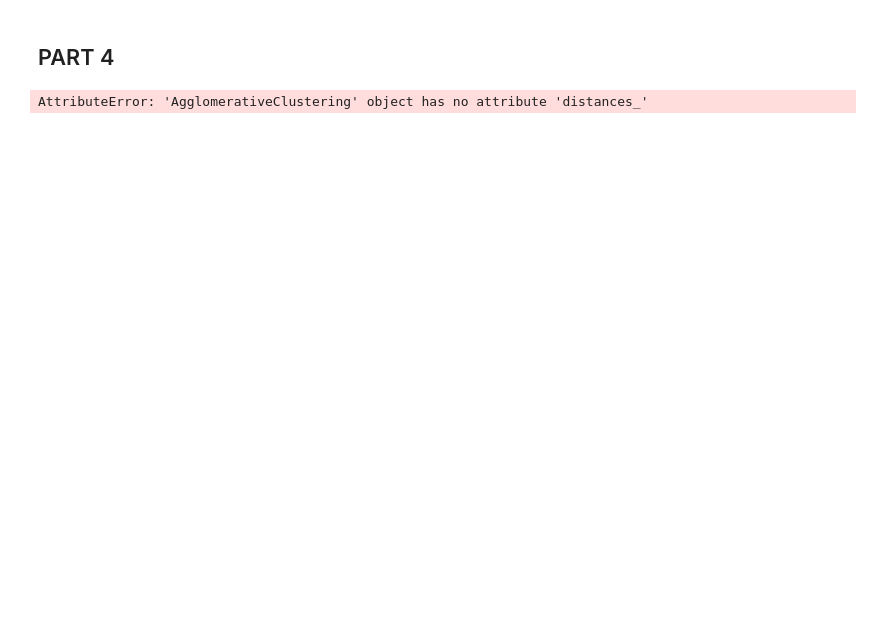
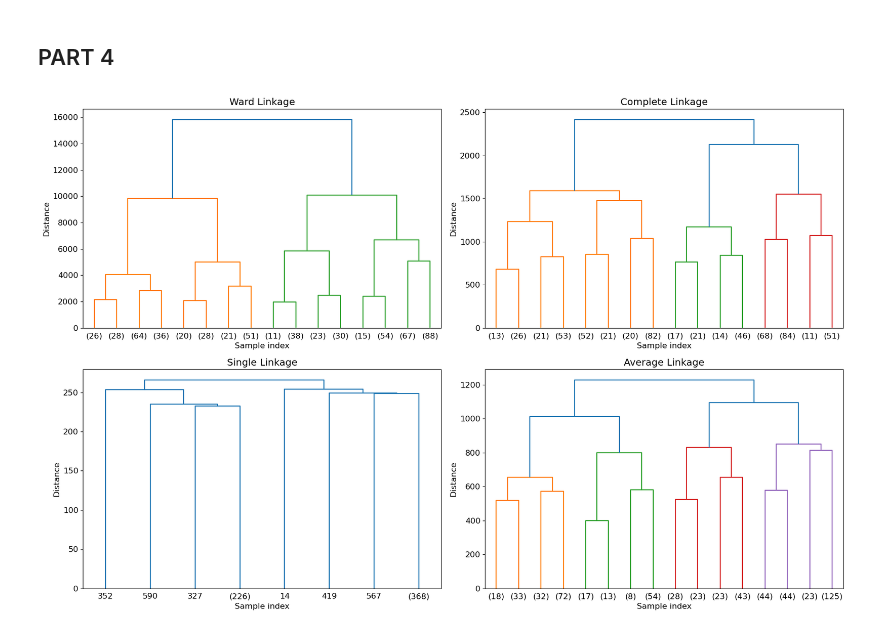
Before and after one commit to LucaBrocco/LCP_B_assignments, a Jupyter notebook: group2508_Exercise3_v2.1.ipynb, the cells around one changed output. Drawn from its saved outputs; the diff is of its cells as text; code cells hidden in the pictures; blank space fills up the shorter version.

```diff
--- a/group2508_Exercise3_v2.1.ipynb
+++ b/group2508_Exercise3_v2.1.ipynb
@@ -597,47 +595,31 @@ plt.legend()
 # %% [markdown]
 ## PART 4
-# %%
-import numpy as np
-from matplotlib import pyplot as plt
-from scipy.cluster.hierarchy import dendrogram
-
-from sklearn.cluster import AgglomerativeClustering
-from sklearn.datasets import load_iris
-
-
-def plot_dendrogram(model, **kwargs):
-    # Create linkage matrix and then plot the dendrogram
-
-    # create the counts of samples under each node
-    counts = np.zeros(model.children_.shape[0])
-    n_samples = len(model.labels_)
-    for i, merge in enumerate(model.children_):
-        current_count = 0
-        for child_idx in merge:
-            if child_idx < n_samples:
-                current_count += 1  # leaf node
-            else:
-                current_count += counts[child_idx - n_samples]
-        counts[i] = current_count
-
-    linkage_matrix = np.column_stack(
-        [model.children_, model.distances_, counts]
-    ).astype(float)
-
-    # Plot the corresponding dendrogram
-    dendrogram(linkage_matrix, **kwargs)
-
-
-#(fig, ax) = plt.subplots(2,4 , figsize=(3*5, 2.7))
-
-
-model = AgglomerativeClustering()
-
-model = model.fit(X)
-ax.set_title("Hierarchical Clustering Dendrogram")
-plot_dendrogram(model, truncate_mode="level", p=3)
-ax.set_xlabel("Number of points in node (or index of point if no parenthesis).")
-
-plt.show()
-# %% [output]
-AttributeError: 'AgglomerativeClustering' object has no attribute 'distances_'
+# %%
+## import numpy as np
+import matplotlib.pyplot as plt
+import seaborn as sns
+from sklearn.datasets import make_blobs
+from sklearn.cluster import AgglomerativeClustering
+from scipy.cluster.hierarchy import dendrogram, linkage
+
+methods = ['ward', 'complete', 'single', 'average']
+titles = ['Ward Linkage', 'Complete Linkage', 'Single Linkage', 'Average Linkage']
+
+# ‘ward’ minimizes the variance of the clusters being merged.
+# ‘average’ uses the average of the distances of each observation of the two sets.
+# ‘complete’ or ‘maximum’ linkage uses the maximum distances between all observations of the two sets.
+# ‘single’ uses the minimum of the distances between all observations of the two sets.
+
+linked_tot=[]
+fig, axes = plt.subplots(2, 2, figsize=(17, 11))
+for ax, method, title in zip(axes.flatten(), methods, titles):
+    linked = linkage(X, method=method)
+    den=dendrogram(linked, p=3, truncate_mode='level', ax=ax)
+    ax.set_title(title)
+    ax.set_xlabel("Sample index")
+    ax.set_ylabel("Distance")
+    linked_tot.append(linked)
+plt.tight_layout()
+plt.show()
+# %% [output]
+[figure, added]
```
Also changed, not shown: parts of 7 cells of this notebook.
